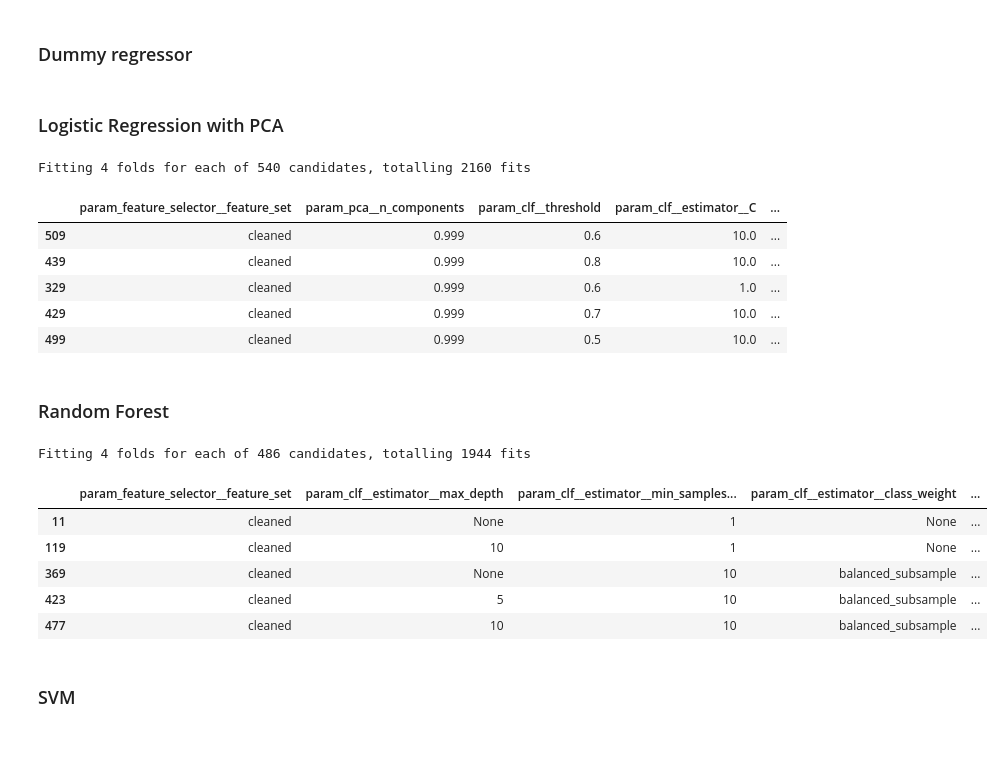
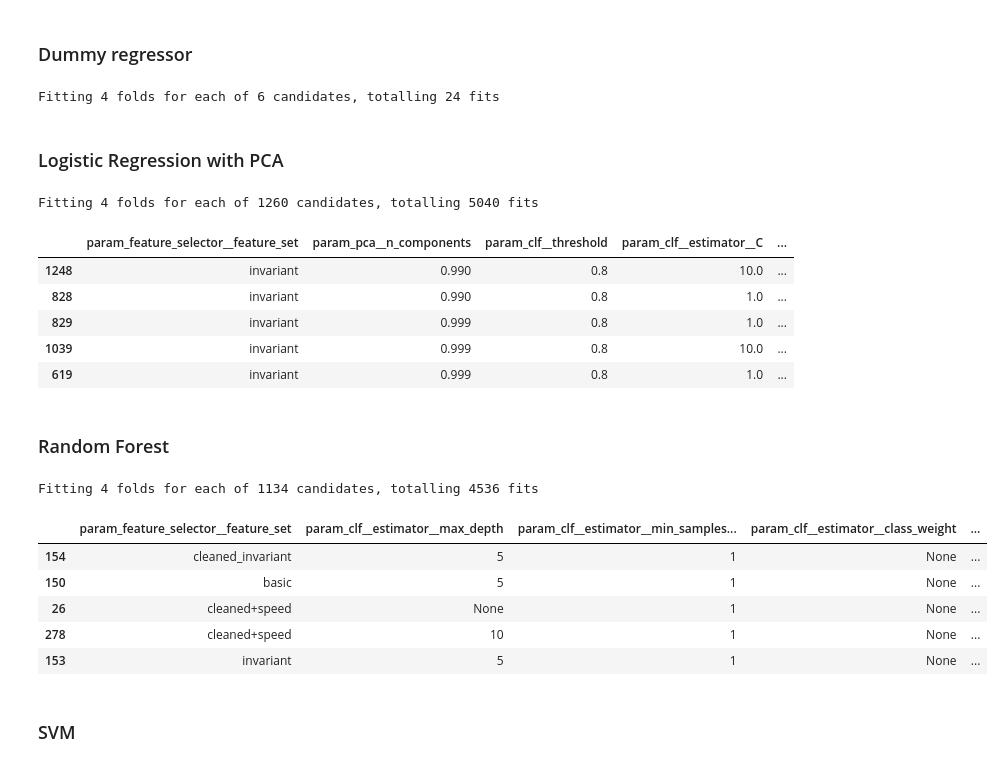
Before and after one commit to m-j-w-f/ROAR, a Jupyter notebook: src/roar/notenbooks/04train_opt.ipynb, the cells around one changed output. Saved outputs shown, nothing was run; the diff lists cells and outputs as text; code cells hidden in the pictures.

```diff
--- a/src/roar/notenbooks/04train_opt.ipynb
+++ b/src/roar/notenbooks/04train_opt.ipynb
@@ -51,7 +51,7 @@ Found 204 files
 # Get the h5 file paths
 rows = []
 for path in h5_paths:
-    feat_dict = extract_features_from_h5_file(path, channels=MIC_CHANNELS + MIC_CHANNELS_CLEANED)
+    feat_dict = extract_features_from_h5_file(path, channels=MIC_CHANNELS + MIC_CHANNELS_CLEANED + ["speed"])
     meta = parse_filename(path)
 
     row = {
@@ -210,11 +210,24 @@ clean_features = [
     for feature in feature_cols
     if "_cleaned" in feature and feature not in speed_accel_features
 ]
+invariant_features = [
+    feature
+    for feature in feature_cols
+    if "_invariant" in feature and "_cleaned" not in feature
+]
+clean_invariant_features = [
+    feature
+    for feature in feature_cols
+    if "_cleaned" in feature and "_invariant" in feature
+]
 
 FEATURE_SETS = {
     "basic": base_features,
-    "clean": clean_features,
-    "clean+speed": clean_features + speed_accel_features,
+    "cleaned": clean_features,
+    "cleaned+speed": clean_features + speed_accel_features,
+    "invariant": invariant_features,
+    "cleaned_invariant": clean_invariant_features,
+    "cleaned_invariant+speed": clean_invariant_features + speed_accel_features,
 }
 # %% [markdown]
 ### Wrapper to adapt the threshold
@@ -292,7 +319,7 @@ pipeline_dummy = Pipeline(
 )
 
 param_grid = {
-    "feature_selector__feature_set": ["basic", "cleaned", "clean+speed"],
+    "feature_selector__feature_set": list(FEATURE_SETS.keys()),
 }
 
 scoring = {
@@ -313,6 +340,8 @@ grid = GridSearchCV(
 grid.fit(X, y_enc)
 
 res_df = add_results_to_df(grid, res_df=None, model_name="DummyClassifier")
+# %% [output]
+Fitting 4 folds for each of 6 candidates, totalling 24 fits
 # %% [markdown]
 ### Logistic Regression with PCA
 # %%
@@ -331,9 +360,9 @@ pipeline = Pipeline(
 )
 
 param_grid = {
-    "feature_selector__feature_set": ["basic", "cleaned", "clean+speed"],
+    "feature_selector__feature_set": list(FEATURE_SETS.keys()),
     "pca__n_components": [0.8, 0.9, 0.95, 0.99, 0.999],
-    "clf__threshold": [0.1, 0.2, 0.3, 0.4, 0.5, 0.6, 0.7, 0.8, 0.9],
+    "clf__threshold": [0.2, 0.3, 0.4, 0.5, 0.6, 0.7, 0.8],
     "clf__estimator__C": [0.1, 1, 10],
     "clf__estimator__class_weight": [None, "balanced"],
 }
@@ -371,13 +400,13 @@ pd.DataFrame(grid.cv_results_)[
     ]
 ].nlargest(5, columns="mean_test_weighted_f1")
 # %% [output]
-Fitting 4 folds for each of 540 candidates, totalling 2160 fits
+Fitting 4 folds for each of 1260 candidates, totalling 5040 fits
 |  | param_feature_selector__feature_set | param_pca__n_components | param_clf__threshold | param_clf__estimator__C | ... |
-| 509 | cleaned | 0.999 | 0.6 | 10.0 | ... |
-| 439 | cleaned | 0.999 | 0.8 | 10.0 | ... |
-| 329 | cleaned | 0.999 | 0.6 | 1.0 | ... |
-| 429 | cleaned | 0.999 | 0.7 | 10.0 | ... |
-| 499 | cleaned | 0.999 | 0.5 | 10.0 | ... |
+| 1248 | invariant | 0.990 | 0.8 | 10.0 | ... |
+| 828 | invariant | 0.990 | 0.8 | 1.0 | ... |
+| 829 | invariant | 0.999 | 0.8 | 1.0 | ... |
+| 1039 | invariant | 0.999 | 0.8 | 10.0 | ... |
+| 619 | invariant | 0.999 | 0.8 | 1.0 | ... |
 # %% [markdown]
 ### Random Forest
 # %%
@@ -399,8 +428,8 @@ pipeline_rf = Pipeline(
 )
 
 param_grid = {
-    "feature_selector__feature_set": ["basic", "cleaned"],
-    "clf__threshold": [0.1, 0.2, 0.3, 0.4, 0.5, 0.6, 0.7, 0.8, 0.9],
+    "feature_selector__feature_set": list(FEATURE_SETS.keys()),
+    "clf__threshold": [0.2, 0.3, 0.4, 0.5, 0.6, 0.7, 0.8],
     "clf__estimator__max_depth": [None, 5, 10],
     "clf__estimator__min_samples_leaf": [1, 5, 10],
     "clf__estimator__class_weight": [None, "balanced", "balanced_subsample"],
@@ -412,39 +441,39 @@ scoring = {
 }
 
 grid = GridSearchCV(
     estimator=pipeline_rf,
     param_grid=param_grid,
     scoring=scoring,
     refit="weighted_f1",
     cv=logo.split(X, y_enc, groups),
     n_jobs=-1,
     verbose=1,
 )
 grid.fit(X, y_enc)
 
 res_df = add_results_to_df(grid, res_df, model_name="RandomForest")
 
 pd.DataFrame(grid.cv_results_)[
     [
         "param_feature_selector__feature_set",
         "param_clf__estimator__max_depth",
         "param_clf__estimator__min_samples_leaf",
         "param_clf__estimator__class_weight",
         "param_clf__threshold",
         "mean_test_weighted_f1",
         "std_test_weighted_f1",
         "mean_test_acc",
         "std_test_acc",
     ]
 ].nlargest(5, columns="mean_test_weighted_f1")
 # %% [output]
-Fitting 4 folds for each of 486 candidates, totalling 1944 fits
+Fitting 4 folds for each of 1134 candidates, totalling 4536 fits
 |  | param_feature_selector__feature_set | param_clf__estimator__max_depth | param_clf__estimator__min_samples... | param_clf__estimator__class_weight | ... |
-| 11 | cleaned | None | 1 | None | ... |
-| 119 | cleaned | 10 | 1 | None | ... |
-| 369 | cleaned | None | 10 | balanced_subsample | ... |
-| 423 | cleaned | 5 | 10 | balanced_subsample | ... |
-| 477 | cleaned | 10 | 10 | balanced_subsample | ... |
+| 154 | cleaned_invariant | 5 | 1 | None | ... |
+| 150 | basic | 5 | 1 | None | ... |
+| 26 | cleaned+speed | None | 1 | None | ... |
+| 278 | cleaned+speed | 10 | 1 | None | ... |
+| 153 | invariant | 5 | 1 | None | ... |
 # %% [markdown]
 ### SVM
 # %%
```
Also changed, not shown: parts of 9 cells of this notebook, 1 other file.
